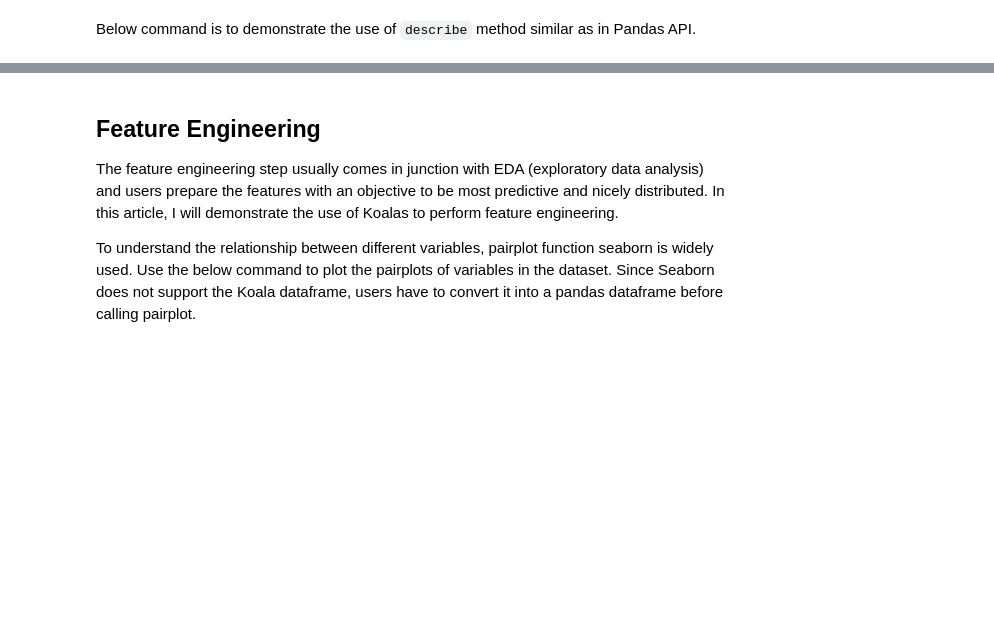
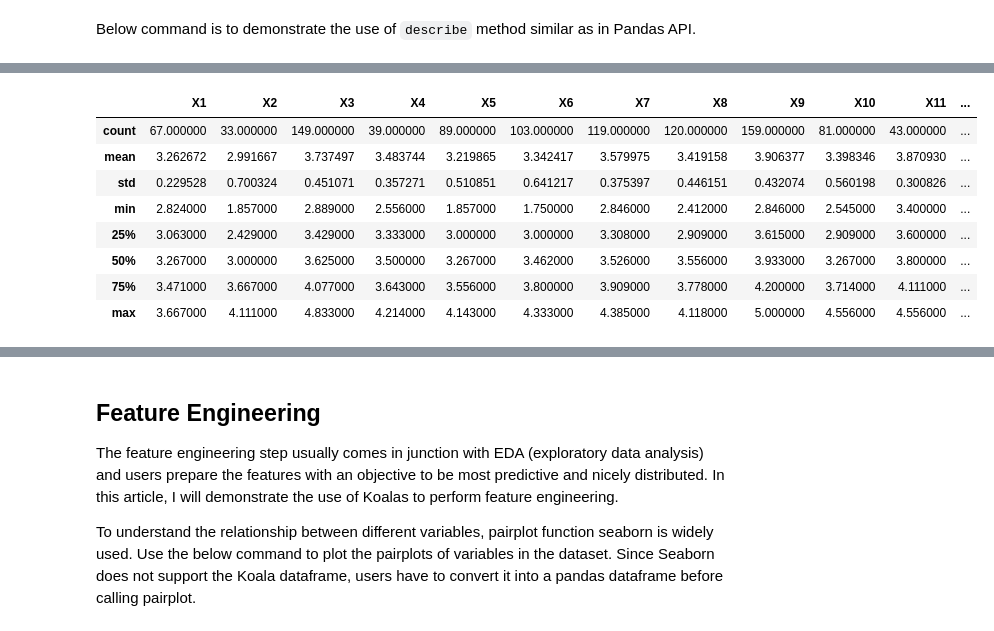
Before and after one commit to komzy/spark-ml-course, a Jupyter notebook: week-2/Session_4_edited.ipynb, the cells around one changed output, grey strips where cells are left out. Saved outputs shown, nothing was run; the diff lists cells and outputs as text; code cells hidden in the pictures; blank space fills up the shorter version.

```diff
--- a/week-2/Session_4_edited.ipynb
+++ b/week-2/Session_4_edited.ipynb
@@ -222,0 +190,12 @@ kdf_ccpp.describe()
+# %%
+kdf_X2.describe()
+# %% [output]
+|  | X1 | X2 | X3 | X4 | X5 | X6 | X7 | X8 | X9 | X10 | X11 | ... |
+| count | 67.000000 | 33.000000 | 149.000000 | 39.000000 | 89.000000 | 103.000000 | 119.000000 | 120.000000 | 159.000000 | 81.000000 | 43.000000 | ... |
+| mean | 3.262672 | 2.991667 | 3.737497 | 3.483744 | 3.219865 | 3.342417 | 3.579975 | 3.419158 | 3.906377 | 3.398346 | 3.870930 | ... |
+| std | 0.229528 | 0.700324 | 0.451071 | 0.357271 | 0.510851 | 0.641217 | 0.375397 | 0.446151 | 0.432074 | 0.560198 | 0.300826 | ... |
+| min | 2.824000 | 1.857000 | 2.889000 | 2.556000 | 1.857000 | 1.750000 | 2.846000 | 2.412000 | 2.846000 | 2.545000 | 3.400000 | ... |
+| 25% | 3.063000 | 2.429000 | 3.429000 | 3.333000 | 3.000000 | 3.000000 | 3.308000 | 2.909000 | 3.615000 | 2.909000 | 3.600000 | ... |
+| 50% | 3.267000 | 3.000000 | 3.625000 | 3.500000 | 3.267000 | 3.462000 | 3.526000 | 3.556000 | 3.933000 | 3.267000 | 3.800000 | ... |
+| 75% | 3.471000 | 3.667000 | 4.077000 | 3.643000 | 3.556000 | 3.800000 | 3.909000 | 3.778000 | 4.200000 | 3.714000 | 4.111000 | ... |
+| max | 3.667000 | 4.111000 | 4.833000 | 4.214000 | 4.143000 | 4.333000 | 4.385000 | 4.118000 | 5.000000 | 4.556000 | 4.556000 | ... |
```
Also changed, not shown: parts of 15 cells of this notebook.
